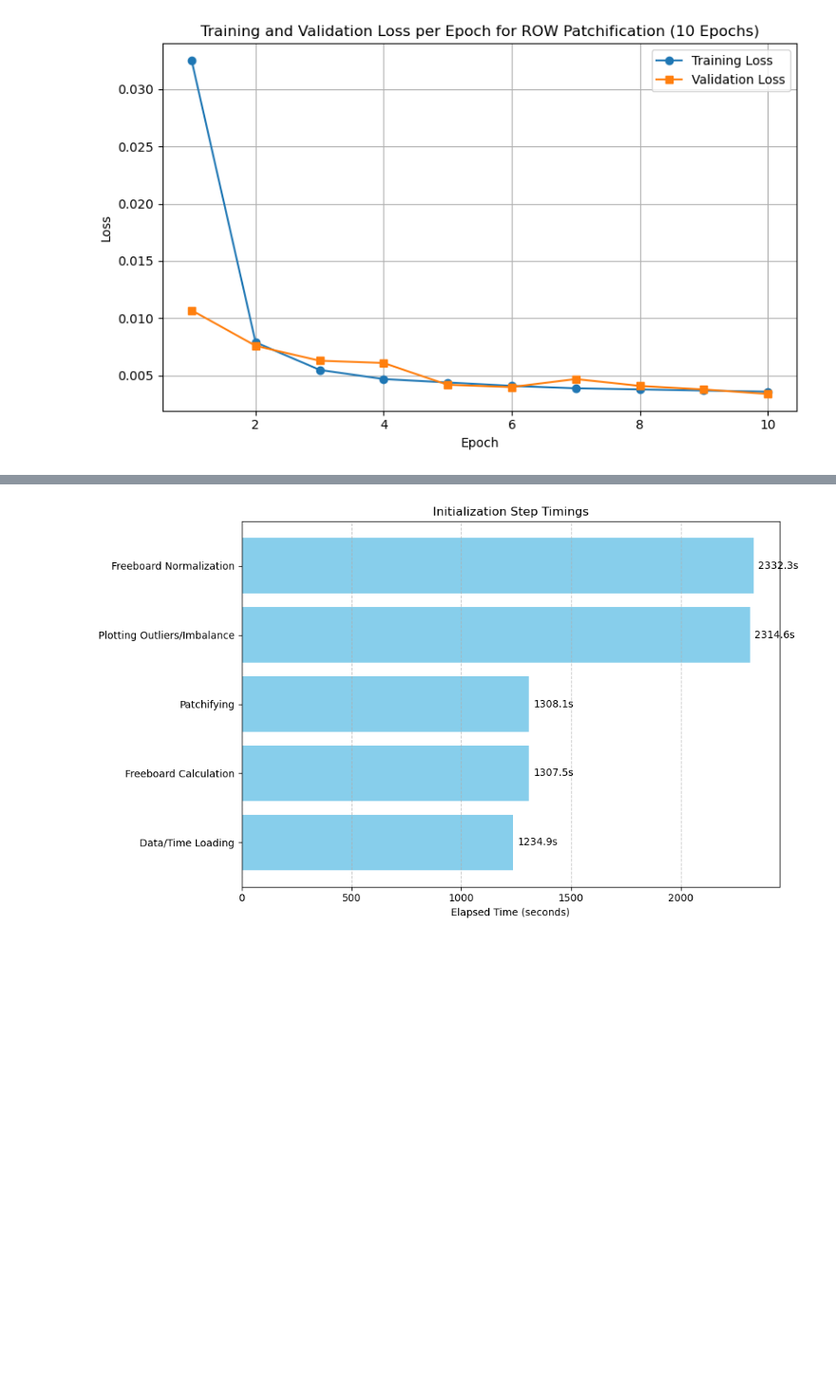
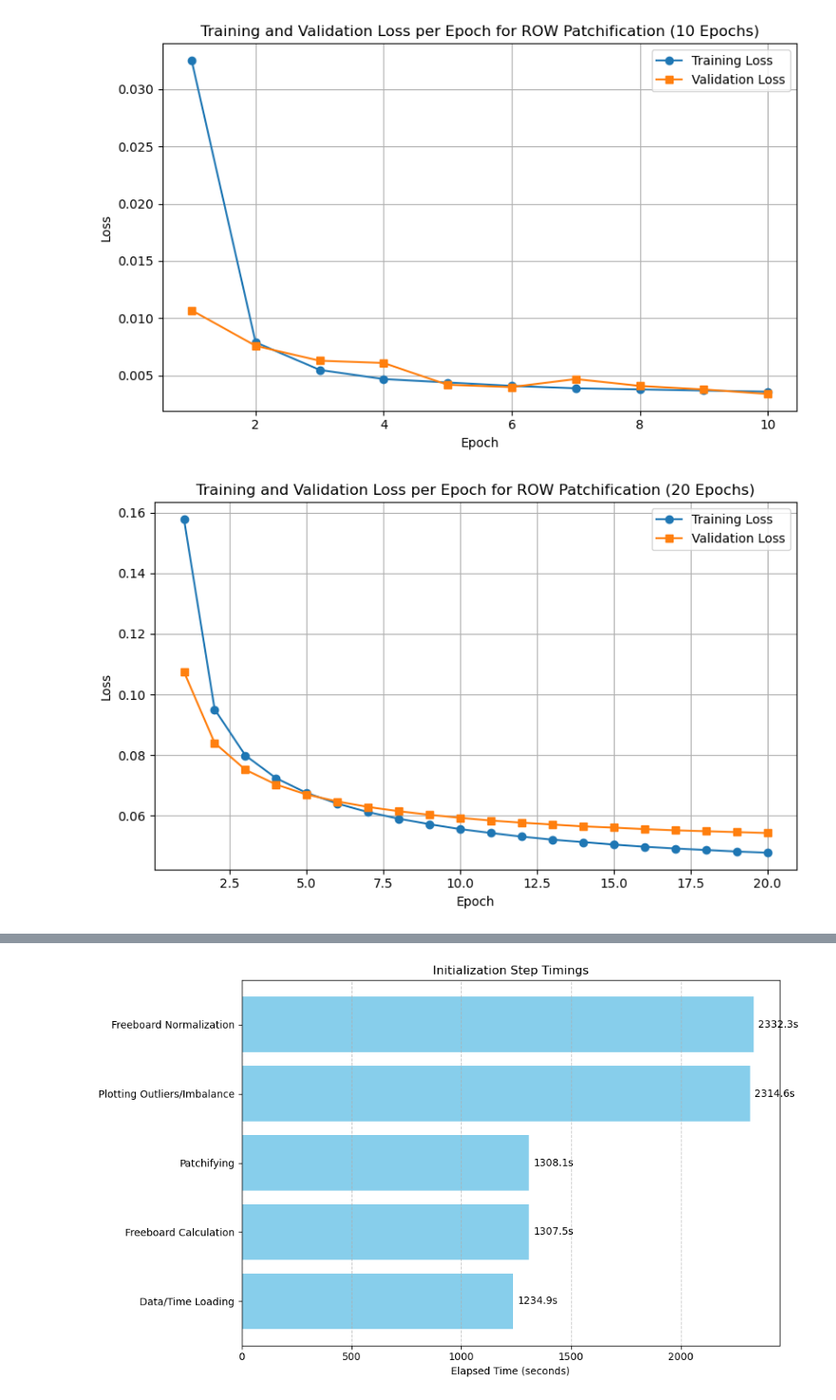
Before and after one commit to brepowell/Predicting_SIC_SIE, a Jupyter notebook: Plot Training and Validation Loss.ipynb, the cells around one changed output, grey strips where cells are left out. Shown: that part at 95% size. Saved outputs shown, nothing was run; the diff lists cells and outputs as text; code cells hidden in the pictures; blank space fills up the shorter version.

```diff
--- a/Plot Training and Validation Loss.ipynb
+++ b/Plot Training and Validation Loss.ipynb
@@ -47,3 +47,40 @@ plt.show()
 plt.close()
 # %% [output]
 [figure]
+# %%
+import matplotlib.pyplot as plt
+
+train_loss = [
+    0.1579, 0.0951, 0.0799, 0.0724, 0.0675,
+    0.0640, 0.0612, 0.0590, 0.0572, 0.0556,
+    0.0543, 0.0531, 0.0521, 0.0513, 0.0505,
+    0.0498, 0.0492, 0.0487, 0.0482, 0.0478
+]
+
+val_loss = [
+    0.1075, 0.0840, 0.0752, 0.0703, 0.0670,
+    0.0647, 0.0629, 0.0615, 0.0603, 0.0593,
+    0.0584, 0.0577, 0.0571, 0.0565, 0.0561,
+    0.0556, 0.0552, 0.0549, 0.0546, 0.0543
+]
+
+# Extracted data from your log
+epochs = list(range(1, 21))
+
+# Plotting
+plt.figure(figsize=(8, 5))
+plt.plot(epochs, train_loss, marker='o', label='Training Loss')
+plt.plot(epochs, val_loss, marker='s', label='Validation Loss')
+plt.xlabel('Epoch')
+plt.ylabel('Loss')
+plt.title('Training and Validation Loss per Epoch for ROW Patchification (20 Epochs)')
+plt.legend()
+plt.grid(True)
+plt.tight_layout()
+
+# Save before showing
+plt.savefig("Mfd_nTM_D128_B16_lt40_P210_L256_T12_Fh3_e20_ROW_Train_Val_Loss.png")
+plt.show()
+plt.close()
+# %% [output]
+[figure, added]
```
Also changed, not shown: parts of 2 cells of this notebook, 7 other files.
